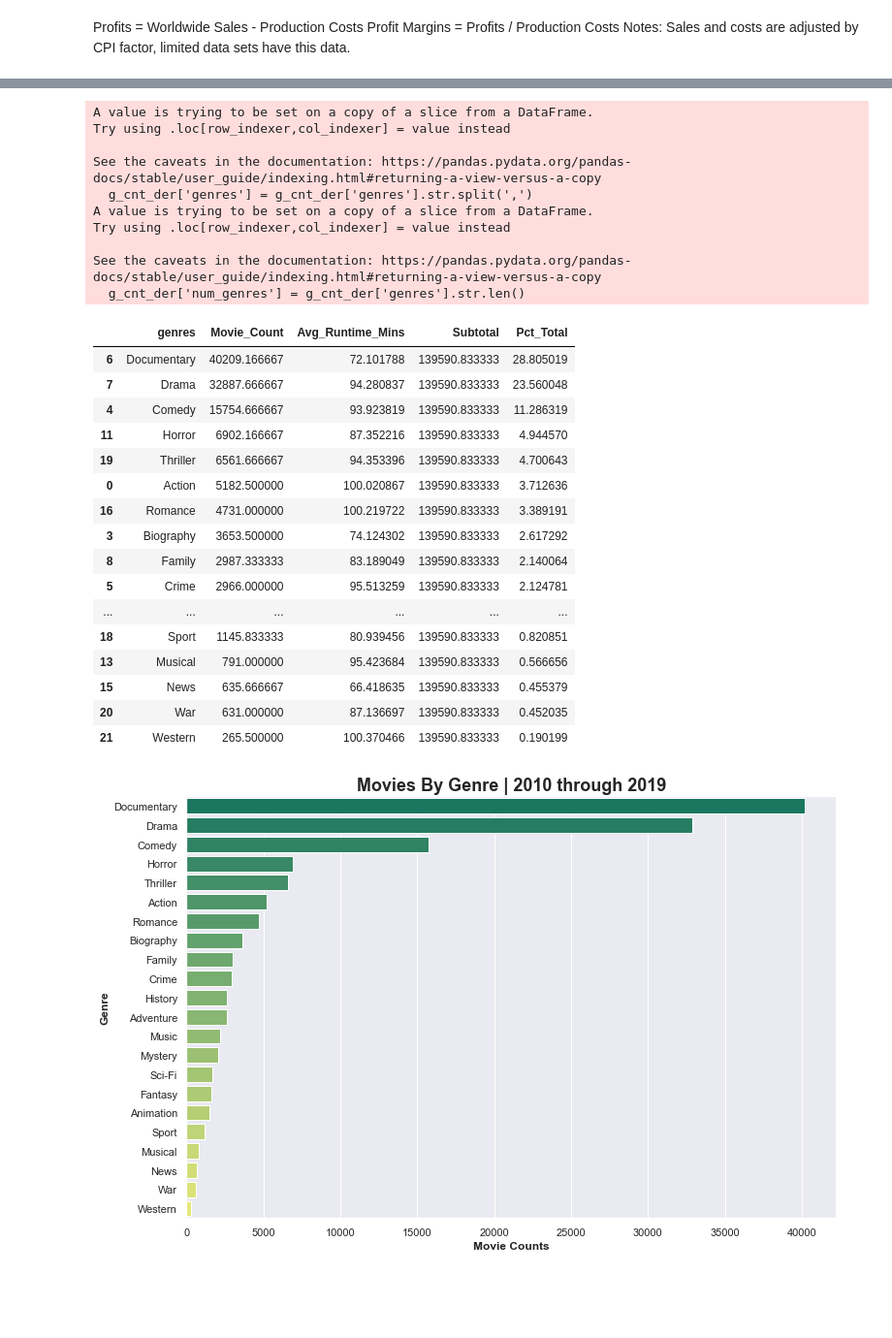
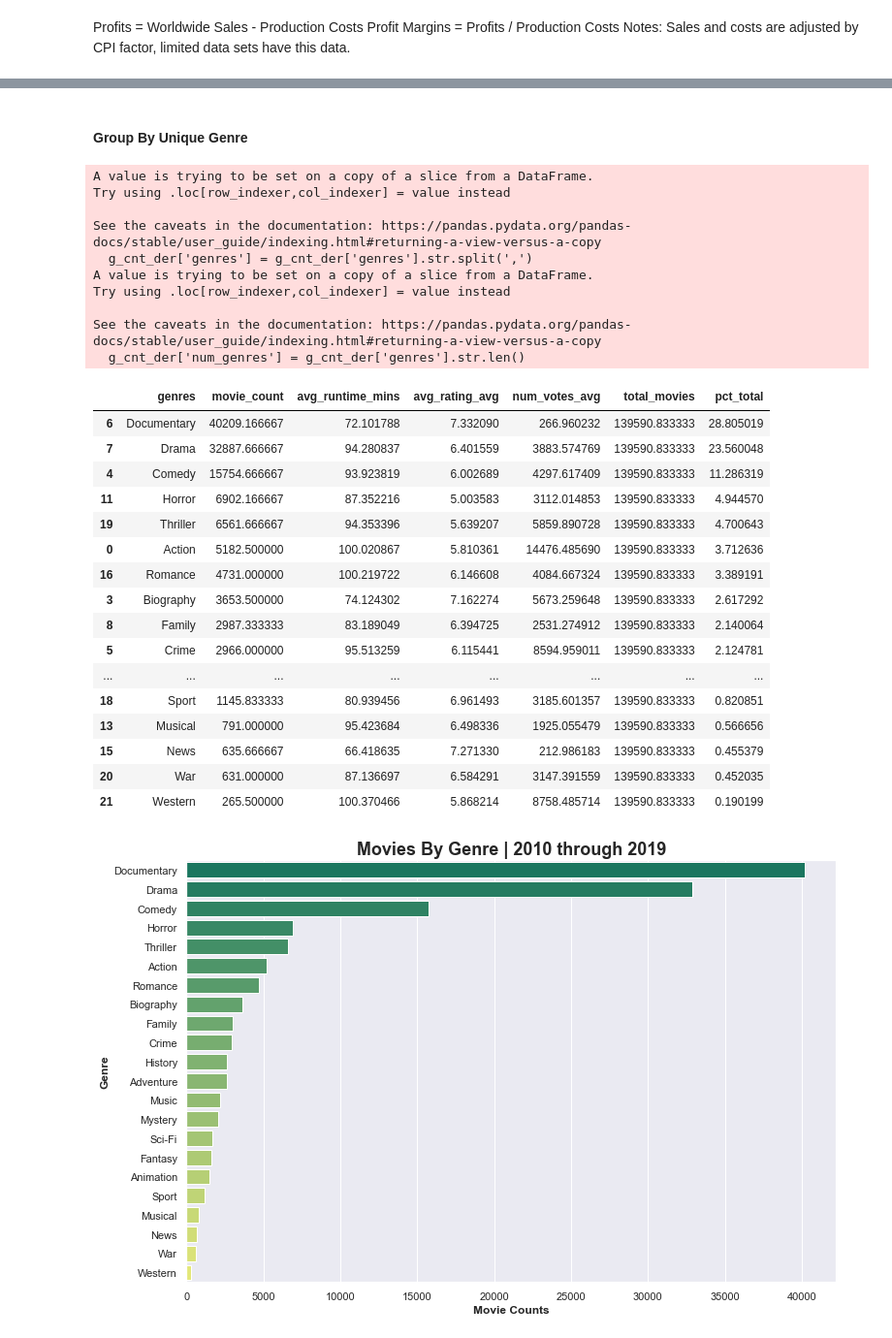
Before and after one commit to cutterback/movie-analysis-project, a Jupyter notebook: movie-analysis.ipynb, the cells around one changed output, grey strips where cells are left out. Shown at 97% size. Cells and saved outputs as stored; diff of their text form; code cells hidden in the pictures; blank space fills up the shorter version.

```diff
--- a/movie-analysis.ipynb
+++ b/movie-analysis.ipynb
@@ -15,7 +15,7 @@ import seaborn as sns
 %matplotlib inline
 
 # set display options to remove scientific notation and allow dataframe rows to display
-#pd.options.display.float_format = '{:,.2f}'.format
+pd.options.display.float_format = '{:,.2f}'.format
 pd.set_option("max_rows", None)
 # %% [markdown]
 ### Source Data Loads
@@ -194,45 +326,49 @@ ax.set(title='Movies By Genre Type 2010 through 2019') # title barplot
+# %% [markdown]
+#### Group By Unique Genre
 # %%
 # Top dervied movie genres 2010-2019
-g_cnt_der = movies[['tconst', 'start_year', 'genres', 'title_cnt', 'runtime_minutes']]
+g_cnt_der = movies[['tconst', 'start_year', 'genres', 'title_cnt', 'runtime_minutes', 'rating_ind',
+                    'avg_rating', 'num_votes']]
+
 g_cnt_der['genres'] = g_cnt_der['genres'].str.split(',')
 g_cnt_der['num_genres'] = g_cnt_der['genres'].str.len()
 g_cnt_der = g_cnt_der.explode('genres')
 g_cnt_der['title_cnt_der'] = g_cnt_der['title_cnt'] / g_cnt_der['num_genres']
 genre_list = ['Reality-TV','Talk-Show','Adult','Short','Game-Show']
 g_cnt_der = g_cnt_der[(g_cnt_der.start_year.between(2010,2019)) & (~g_cnt_der.genres.isin(genre_list))]
-titles_der = g_cnt_der.groupby('genres', as_index=False).agg(Movie_Count =
-                             ('title_cnt_der', 'sum'), Avg_Runtime_Mins = ('runtime_minutes', 'mean')).sort_values('Movie_Count', ascending=False)
-titles_der['Subtotal'] = titles_der['Movie_Count'].sum()
-titles_der['Pct_Total'] = (titles_der['Movie_Count']*100 / titles_der['Subtotal'])
+
+titles_der = g_cnt_der.groupby('genres', as_index=False).agg(movie_count = ('title_cnt_der', 'sum'), avg_runtime_mins = ('runtime_minutes', 'mean'), avg_rating_avg = ('avg_rating', 'mean'), num_votes_avg = ('num_votes', 'mean')).sort_values('movie_count', ascending=False)
+titles_der['total_movies'] = titles_der['movie_count'].sum()
+titles_der['pct_total'] = (titles_der['movie_count']*100 / titles_der['total_movies'])
 titles_der
 # %% [output]
 A value is trying to be set on a copy of a slice from a DataFrame.
 Try using .loc[row_indexer,col_indexer] = value instead
 
 See the caveats in the documentation: https://pandas.pydata.org/pandas-docs/stable/user_guide/indexing.html#returning-a-view-versus-a-copy
   g_cnt_der['genres'] = g_cnt_der['genres'].str.split(',')
 A value is trying to be set on a copy of a slice from a DataFrame.
 Try using .loc[row_indexer,col_indexer] = value instead
 
 See the caveats in the documentation: https://pandas.pydata.org/pandas-docs/stable/user_guide/indexing.html#returning-a-view-versus-a-copy
   g_cnt_der['num_genres'] = g_cnt_der['genres'].str.len()
-|  | genres | Movie_Count | Avg_Runtime_Mins | Subtotal | Pct_Total |
-| 6 | Documentary | 40209.166667 | 72.101788 | 139590.833333 | 28.805019 |
-| 7 | Drama | 32887.666667 | 94.280837 | 139590.833333 | 23.560048 |
-| 4 | Comedy | 15754.666667 | 93.923819 | 139590.833333 | 11.286319 |
-| 11 | Horror | 6902.166667 | 87.352216 | 139590.833333 | 4.944570 |
-| 19 | Thriller | 6561.666667 | 94.353396 | 139590.833333 | 4.700643 |
-| 0 | Action | 5182.500000 | 100.020867 | 139590.833333 | 3.712636 |
-| 16 | Romance | 4731.000000 | 100.219722 | 139590.833333 | 3.389191 |
-| 3 | Biography | 3653.500000 | 74.124302 | 139590.833333 | 2.617292 |
-| 8 | Family | 2987.333333 | 83.189049 | 139590.833333 | 2.140064 |
-| 5 | Crime | 2966.000000 | 95.513259 | 139590.833333 | 2.124781 |
-| ... | ... | ... | ... | ... | ... |
-| 18 | Sport | 1145.833333 | 80.939456 | 139590.833333 | 0.820851 |
-| 13 | Musical | 791.000000 | 95.423684 | 139590.833333 | 0.566656 |
-| 15 | News | 635.666667 | 66.418635 | 139590.833333 | 0.455379 |
-| 20 | War | 631.000000 | 87.136697 | 139590.833333 | 0.452035 |
-| 21 | Western | 265.500000 | 100.370466 | 139590.833333 | 0.190199 |
+|  | genres | movie_count | avg_runtime_mins | avg_rating_avg | num_votes_avg | total_movies | pct_total |
+| 6 | Documentary | 40209.166667 | 72.101788 | 7.332090 | 266.960232 | 139590.833333 | 28.805019 |
+| 7 | Drama | 32887.666667 | 94.280837 | 6.401559 | 3883.574769 | 139590.833333 | 23.560048 |
+| 4 | Comedy | 15754.666667 | 93.923819 | 6.002689 | 4297.617409 | 139590.833333 | 11.286319 |
+| 11 | Horror | 6902.166667 | 87.352216 | 5.003583 | 3112.014853 | 139590.833333 | 4.944570 |
+| 19 | Thriller | 6561.666667 | 94.353396 | 5.639207 | 5859.890728 | 139590.833333 | 4.700643 |
+| 0 | Action | 5182.500000 | 100.020867 | 5.810361 | 14476.485690 | 139590.833333 | 3.712636 |
+| 16 | Romance | 4731.000000 | 100.219722 | 6.146608 | 4084.667324 | 139590.833333 | 3.389191 |
+| 3 | Biography | 3653.500000 | 74.124302 | 7.162274 | 5673.259648 | 139590.833333 | 2.617292 |
+| 8 | Family | 2987.333333 | 83.189049 | 6.394725 | 2531.274912 | 139590.833333 | 2.140064 |
+| 5 | Crime | 2966.000000 | 95.513259 | 6.115441 | 8594.959011 | 139590.833333 | 2.124781 |
+| ... | ... | ... | ... | ... | ... | ... | ... |
+| 18 | Sport | 1145.833333 | 80.939456 | 6.961493 | 3185.601357 | 139590.833333 | 0.820851 |
+| 13 | Musical | 791.000000 | 95.423684 | 6.498336 | 1925.055479 | 139590.833333 | 0.566656 |
+| 15 | News | 635.666667 | 66.418635 | 7.271330 | 212.986183 | 139590.833333 | 0.455379 |
+| 20 | War | 631.000000 | 87.136697 | 6.584291 | 3147.391559 | 139590.833333 | 0.452035 |
+| 21 | Western | 265.500000 | 100.370466 | 5.868214 | 8758.485714 | 139590.833333 | 0.190199 |
 # %%
 # Plot the top 20 genres by title count from 2010-2019
 sns.set(rc={'figure.figsize':(12,8)})
```
Also changed, not shown: parts of 17 cells of this notebook.
